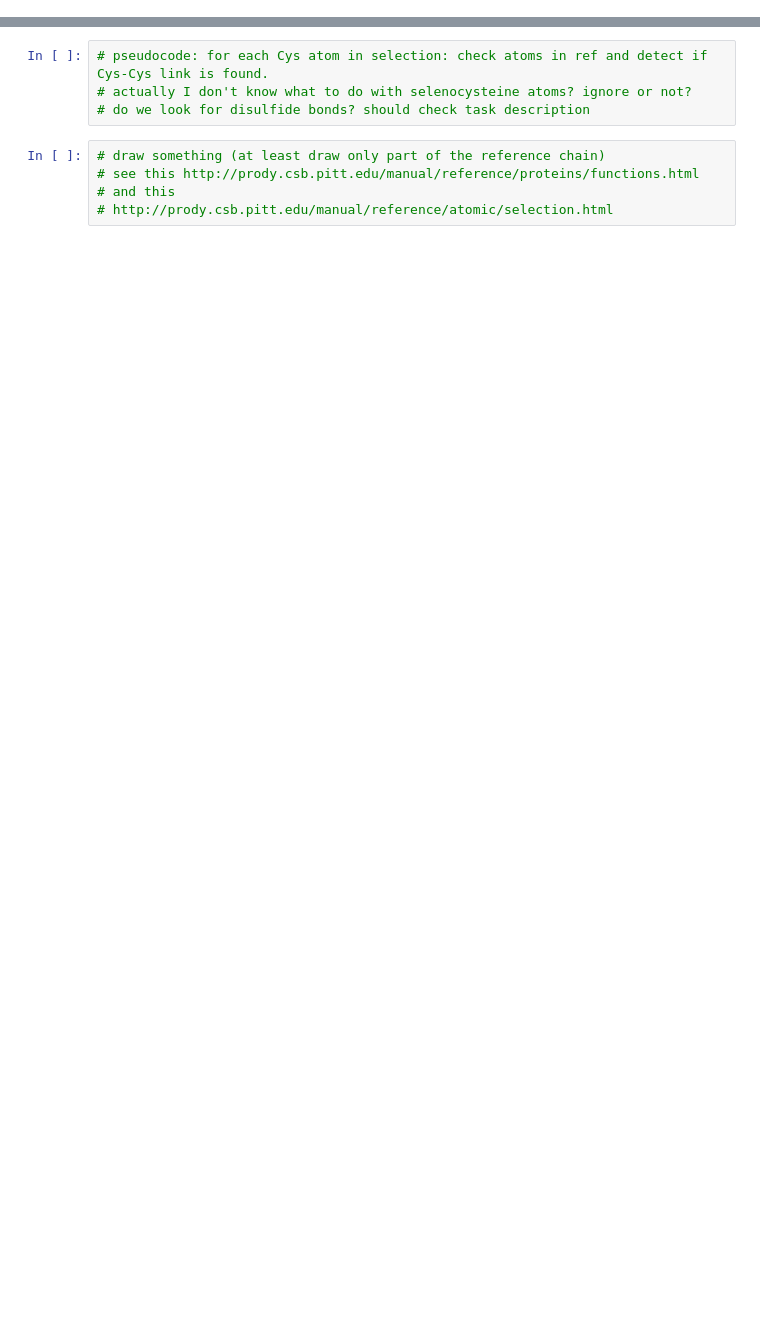
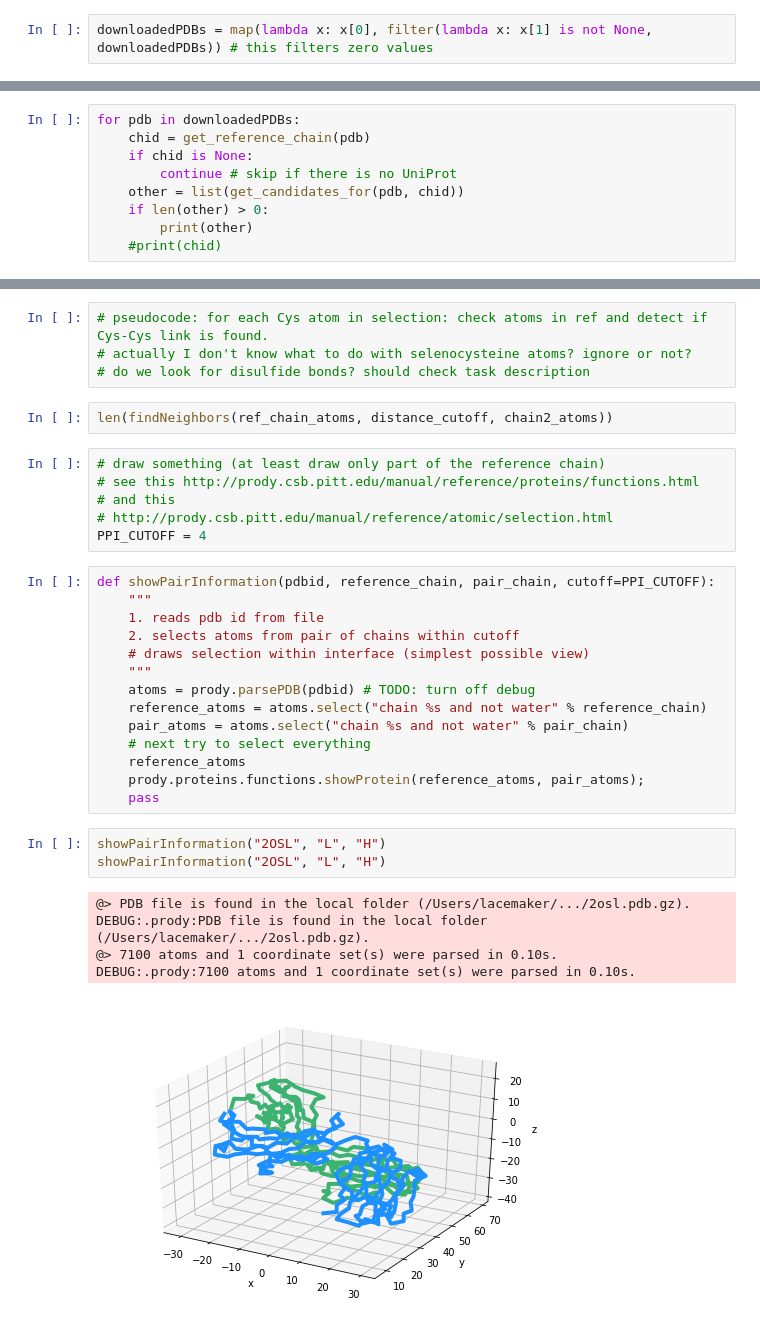
Before and after one commit to latticetower/biohack-2017, a Jupyter notebook: prody-usage-example.ipynb, the cells around one changed output, grey strips where cells are left out. Cells and saved outputs as stored; diff of their text form; blank space fills up the shorter version.

```diff
--- a/prody-usage-example.ipynb
+++ b/prody-usage-example.ipynb
@@ -86,0 +66,2 @@ def get_chain_score(refSequence, molecules):
+# %%
+downloadedPDBs = map(lambda x: x[0], filter(lambda x: x[1] is not None, downloadedPDBs)) # this filters zero values
@@ -86,0 +111,9 @@ def get_chain_score(refSequence, molecules):
+# %%
+for pdb in downloadedPDBs:
+    chid = get_reference_chain(pdb)
+    if chid is None:
+        continue # skip if there is no UniProt
+    other = list(get_candidates_for(pdb, chid))
+    if len(other) > 0:
+        print(other)
+    #print(chid)
@@ -140,8 +196,34 @@ repr(ref_selection)
 # pseudocode: for each Cys atom in selection: check atoms in ref and detect if Cys-Cys link is found.
 # actually I don't know what to do with selenocysteine atoms? ignore or not?
 # do we look for disulfide bonds? should check task description
+# %%
+len(findNeighbors(ref_chain_atoms, distance_cutoff, chain2_atoms))
 # %%
 # draw something (at least draw only part of the reference chain)
 # see this http://prody.csb.pitt.edu/manual/reference/proteins/functions.html
 # and this
 # http://prody.csb.pitt.edu/manual/reference/atomic/selection.html
+PPI_CUTOFF = 4
+# %%
+def showPairInformation(pdbid, reference_chain, pair_chain, cutoff=PPI_CUTOFF):
+    """
+    1. reads pdb id from file
+    2. selects atoms from pair of chains within cutoff
+    # draws selection within interface (simplest possible view)
+    """
+    atoms = prody.parsePDB(pdbid) # TODO: turn off debug
+    reference_atoms = atoms.select("chain %s and not water" % reference_chain)
+    pair_atoms = atoms.select("chain %s and not water" % pair_chain)
+    # next try to select everything
+    reference_atoms
+    prody.proteins.functions.showProtein(reference_atoms, pair_atoms);
+    pass
+# %%
+showPairInformation("2OSL", "L", "H")
+showPairInformation("2OSL", "L", "H")
+# %% [output]
+@> PDB file is found in the local folder (/Users/lacemaker/.../2osl.pdb.gz).
+DEBUG:.prody:PDB file is found in the local folder (/Users/lacemaker/.../2osl.pdb.gz).
+@> 7100 atoms and 1 coordinate set(s) were parsed in 0.10s.
+DEBUG:.prody:7100 atoms and 1 coordinate set(s) were parsed in 0.10s.
+[figure, added]
```
Also changed, not shown: parts of 20 cells of this notebook.
